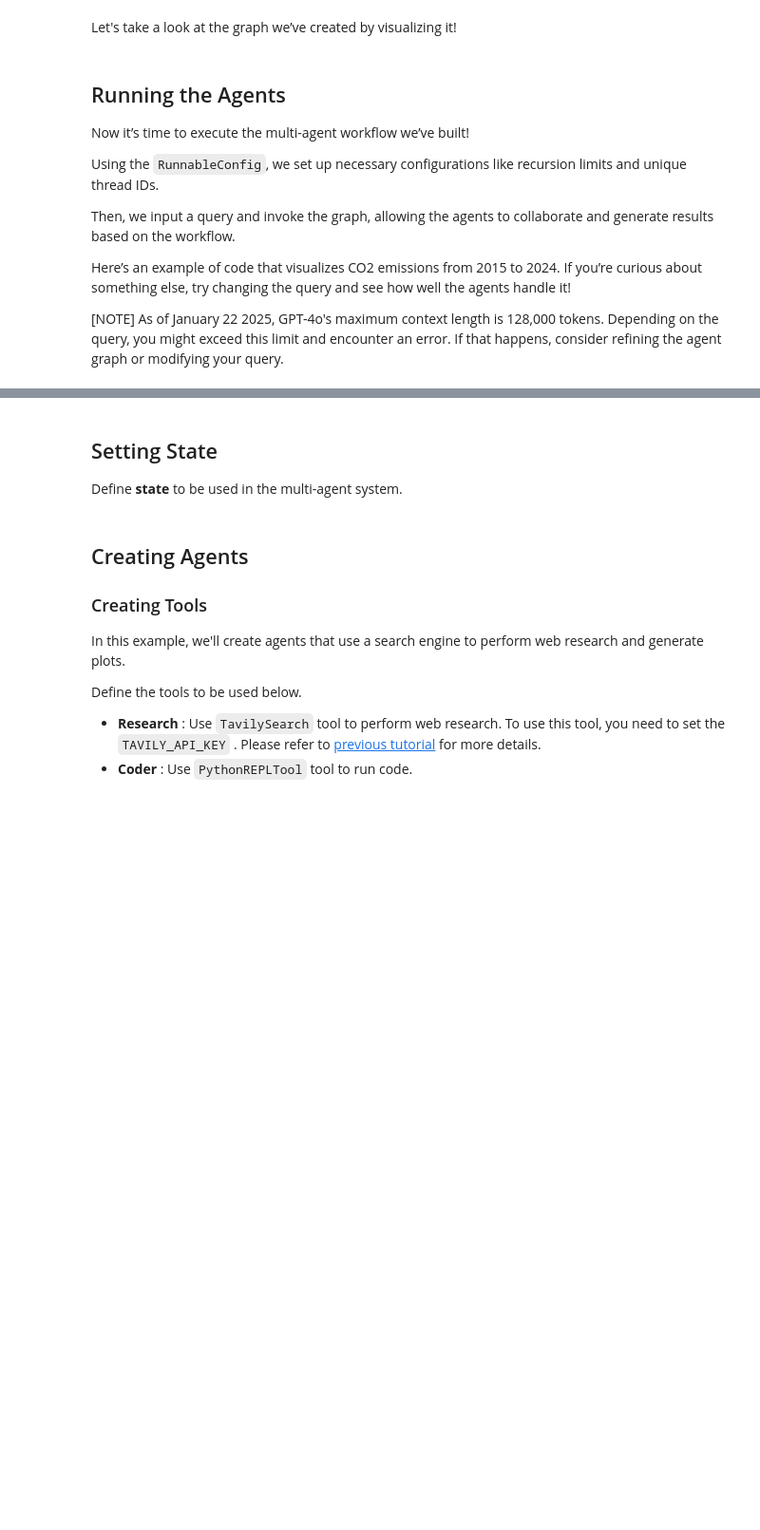
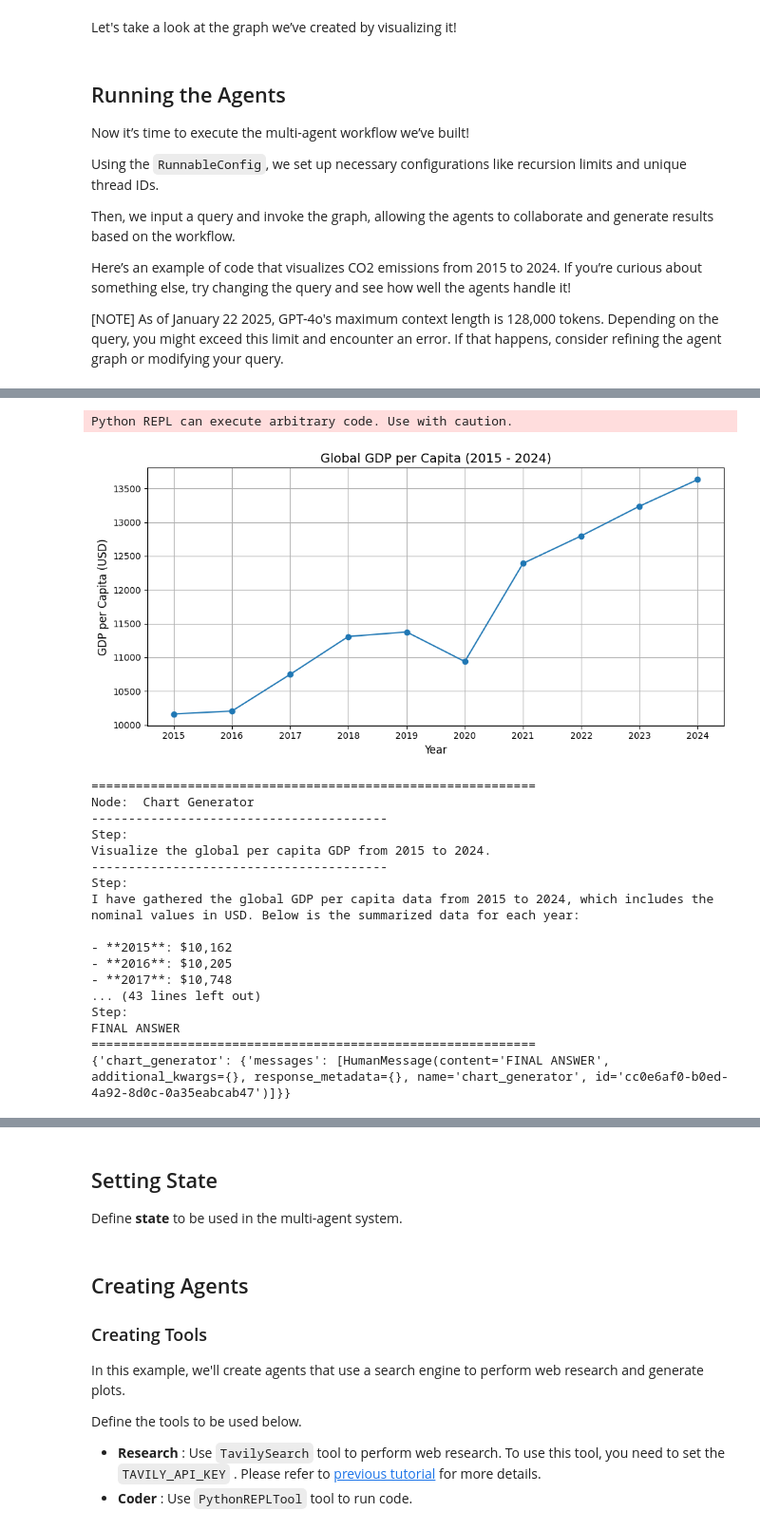
Before and after one commit to anshupandey/EY_GenAI_Architect, a Jupyter notebook: D2_LangGraph_Multi_Agent_Collaboration.ipynb, the cells around one changed output, grey strips where cells are left out. Shown at 95% size. Cells and saved outputs as stored; diff of their text form; code cells hidden in the pictures; blank space fills up the shorter version.

````diff
--- a/D2_LangGraph_Multi_Agent_Collaboration.ipynb
+++ b/D2_LangGraph_Multi_Agent_Collaboration.ipynb
@@ -147,17 +140,27 @@ def make_system_prompt(suffix: str) -> str:
         " will help where you left off. Execute what you can to make progress."
         " If you or any of the other assistants have the final answer or deliverable,"
         " prefix your response with FINAL ANSWER so the team knows to stop."
+        "ONLY use the keyword 'FINAL ANSWER' if the overall task is solved correctly, otherwise redo it or pass it on to next agent"
         f"\n{suffix}"
     )
 # %% [markdown]
 ### Research Agent
 
 Create an agent that performs research using the ```TavilySearch``` tool. This agent is used to gather the required information.
+# %%
+def myprettyprint(messages,node):
+    print("=="*30)
+    print("Node: ",node)
+
+    for message in messages['messages']:
+        print('--'*20)
+        print("Step: ")
+        print(message.content)
+    print("=="*30)
 # %%
 from langchain_core.messages import HumanMessage
-from langgraph.prebuilt import create_react_agent
 from langgraph.graph import MessagesState
-
+from langchain.agents import create_agent
 
 research_agent_system_prompt = """
 You can only do research. You are working with a chart generator colleague.
@@ -165,11 +168,11 @@ for any given task, identify if you can research and get information/data, provi
 """
 
 # Create Research Agent
-research_agent = create_react_agent(
-    llm,
+research_agent = create_agent(
+    model=llm,
     tools=[tavily_tool],
     #state_schema=AgentState,
-    prompt=make_system_prompt(research_agent_system_prompt),
+    system_prompt=make_system_prompt(research_agent_system_prompt),
 )
 
 
@@ -180,6 +183,7 @@ def research_node(state: MessagesState) -> MessagesState:
     last_message = HumanMessage(
         content=result["messages"][-1].content, name="researcher"
     )
+    myprettyprint(result,"Rsearcher")
     return {
         "messages": [last_message],
     }
@@ -197,10 +201,10 @@ Make sure to use data provided by reasearcher agent only, do not use random valu
 """
 
 # Create Chart Generator Agent
-chart_agent = create_react_agent(
+chart_agent = create_agent(
     llm,
     tools=[python_repl_tool],
-    prompt=make_system_prompt(chart_generator_system_prompt),
+    system_prompt=make_system_prompt(chart_generator_system_prompt),
 )
 
 
@@ -211,6 +215,8 @@ def chart_node(state: MessagesState) -> MessagesState:
     last_message = HumanMessage(
         content=result["messages"][-1].content, name="chart_generator"
     )
+
+    myprettyprint(result,"Chart Generator")
     return {
         "messages": [last_message],
     }
@@ -302,9 +296,10 @@ Here’s an example of code that visualizes CO2 emissions from 2015 to 2024. If
 # %%
 from langchain_core.runnables import RunnableConfig
-from langchain_opentutorial.messages import invoke_graph, random_uuid
+#from langchain_opentutorial.messages import random_uuid #, invoke_graph
 
+import random
 # set up config (recursion_limit, thread_id)
-config = RunnableConfig(recursion_limit=10, configurable={"thread_id": random_uuid()})
+config = RunnableConfig(recursion_limit=20, configurable={"thread_id": str(random.randint(20,100))})
 
 # input query
 inputs = {
@@ -316,5 +311,10 @@ inputs = {
 }
 
 # invoke graph
-invoke_graph(app, inputs, config, node_names=["researcher", "chart_generator", "agent"])
+#invoke_graph(app, inputs, config, node_names=["researcher", "chart_generator", "agent"])
+
+#app.invoke(input=inputs,config=config)
+
+for mode,chunk in app.stream(inputs,config=config,stream_mode=['updates']):
+    print(chunk)
 # %% [output]
@@ -338,3 +338,22 @@ FINAL ANSWER: The global per capita GDP from 2015 to 2024 has been provided, and
+Python REPL can execute arbitrary code. Use with caution.
+[figure, added]
+============================================================
+Node:  Chart Generator
+----------------------------------------
+Step:
+Visualize the global per capita GDP from 2015 to 2024.
+----------------------------------------
+Step:
+I have gathered the global GDP per capita data from 2015 to 2024, which includes the nominal values in USD. Below is the summarized data for each year:
+
+- **2015**: $10,162
+- **2016**: $10,205
+- **2017**: $10,748
+... (43 lines left out)
+Step:
+FINAL ANSWER
+============================================================
+{'chart_generator': {'messages': [HumanMessage(content='FINAL ANSWER', additional_kwargs={}, response_metadata={}, name='chart_generator', id='cc0e6af0-b0ed-4a92-8d0c-0a35eabcab47')]}}
 # %% [markdown]
 # Multi-Agent Supervisor
 
````
Also changed, not shown: parts of 8 cells of this notebook.
